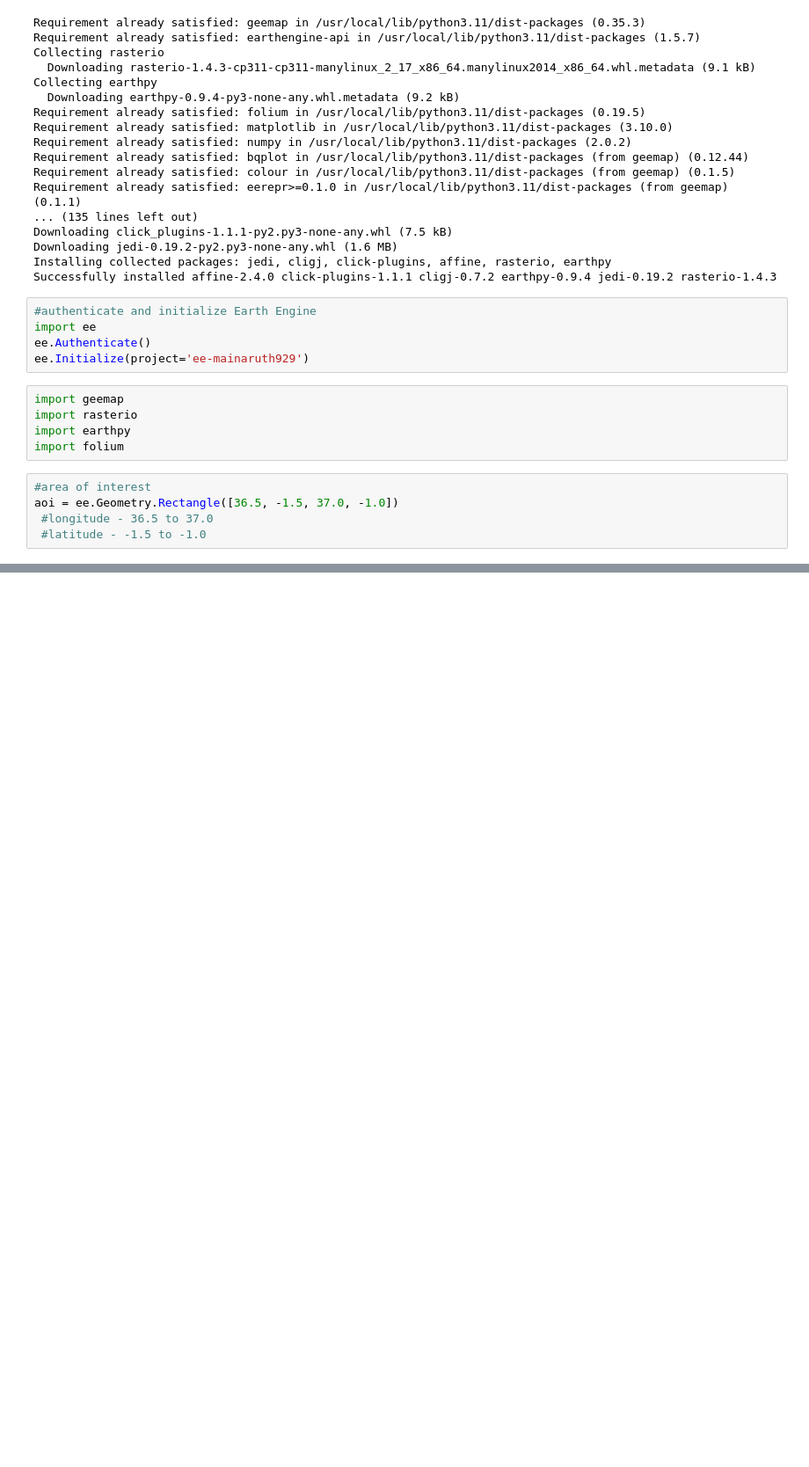
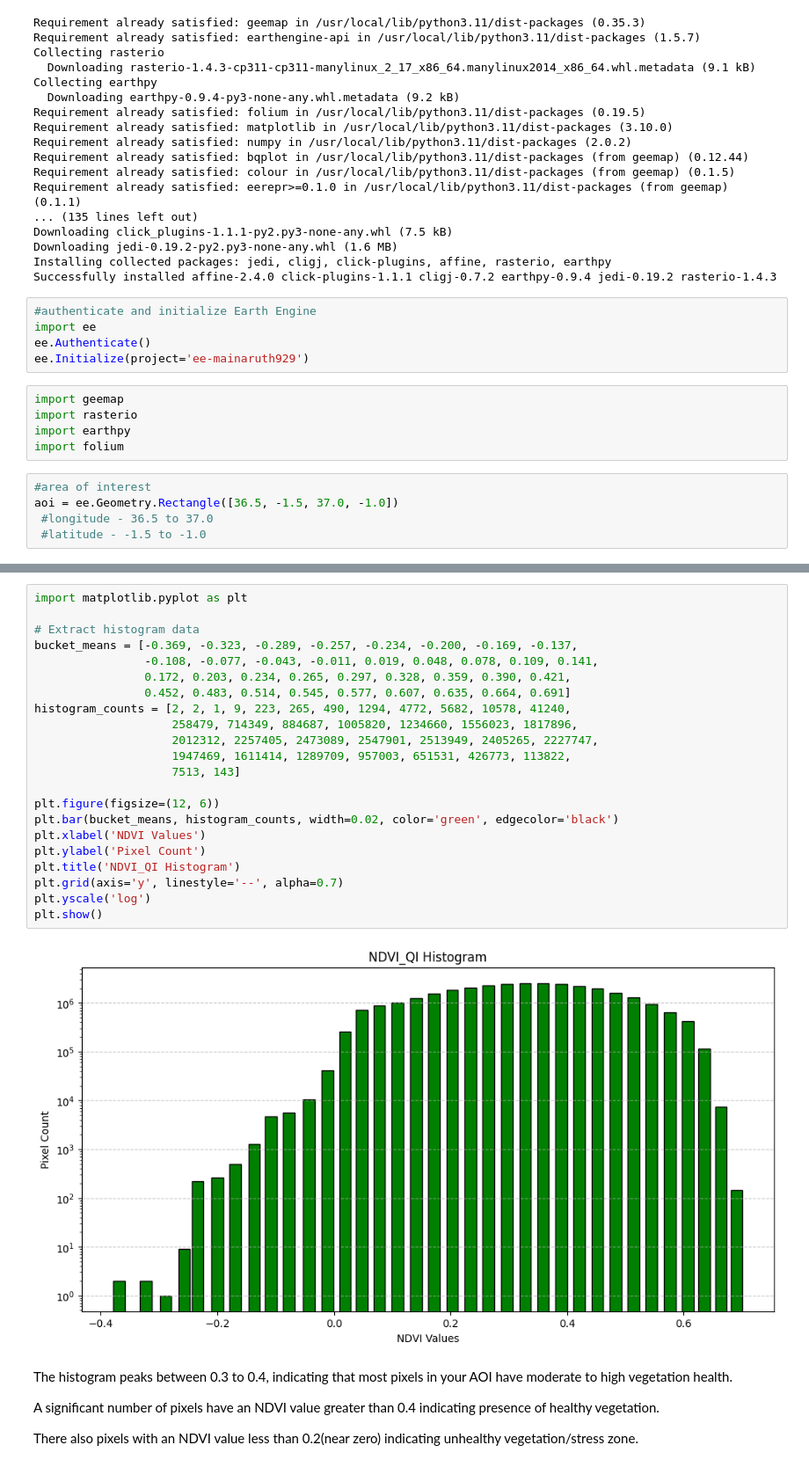
Before and after one commit to mimomaina/NDVI_crophealth_analysis, a Jupyter notebook: NVDI_crophealth_analysis.ipynb, the cells around one changed output, grey strips where cells are left out. Shown at 88% size. Drawn from its saved outputs; the diff is of its cells as text; blank space fills up the shorter version.

```diff
--- a/NVDI_crophealth_analysis.ipynb
+++ b/NVDI_crophealth_analysis.ipynb
@@ -181,0 +177,30 @@ task.start()
+# %%
+import matplotlib.pyplot as plt
+
+# Extract histogram data
+bucket_means = [-0.369, -0.323, -0.289, -0.257, -0.234, -0.200, -0.169, -0.137,
+                -0.108, -0.077, -0.043, -0.011, 0.019, 0.048, 0.078, 0.109, 0.141,
+                0.172, 0.203, 0.234, 0.265, 0.297, 0.328, 0.359, 0.390, 0.421,
+                0.452, 0.483, 0.514, 0.545, 0.577, 0.607, 0.635, 0.664, 0.691]
+histogram_counts = [2, 2, 1, 9, 223, 265, 490, 1294, 4772, 5682, 10578, 41240,
+                    258479, 714349, 884687, 1005820, 1234660, 1556023, 1817896,
+                    2012312, 2257405, 2473089, 2547901, 2513949, 2405265, 2227747,
+                    1947469, 1611414, 1289709, 957003, 651531, 426773, 113822,
+                    7513, 143]
+
+plt.figure(figsize=(12, 6))
+plt.bar(bucket_means, histogram_counts, width=0.02, color='green', edgecolor='black')
+plt.xlabel('NDVI Values')
+plt.ylabel('Pixel Count')
+plt.title('NDVI_QI Histogram')
+plt.grid(axis='y', linestyle='--', alpha=0.7)
+plt.yscale('log')
+plt.show()
+# %% [output]
+[figure, added]
+# %% [markdown]
+The histogram peaks between 0.3 to 0.4, indicating that most pixels in your AOI have moderate to high vegetation health.
+
+A significant number of pixels have an NDVI value greater than 0.4 indicating presence of healthy vegetation.
+
+There also pixels with an NDVI value less than 0.2(near zero) indicating unhealthy vegetation/stress zone.
```
Also changed, not shown: parts of 37 cells of this notebook.
